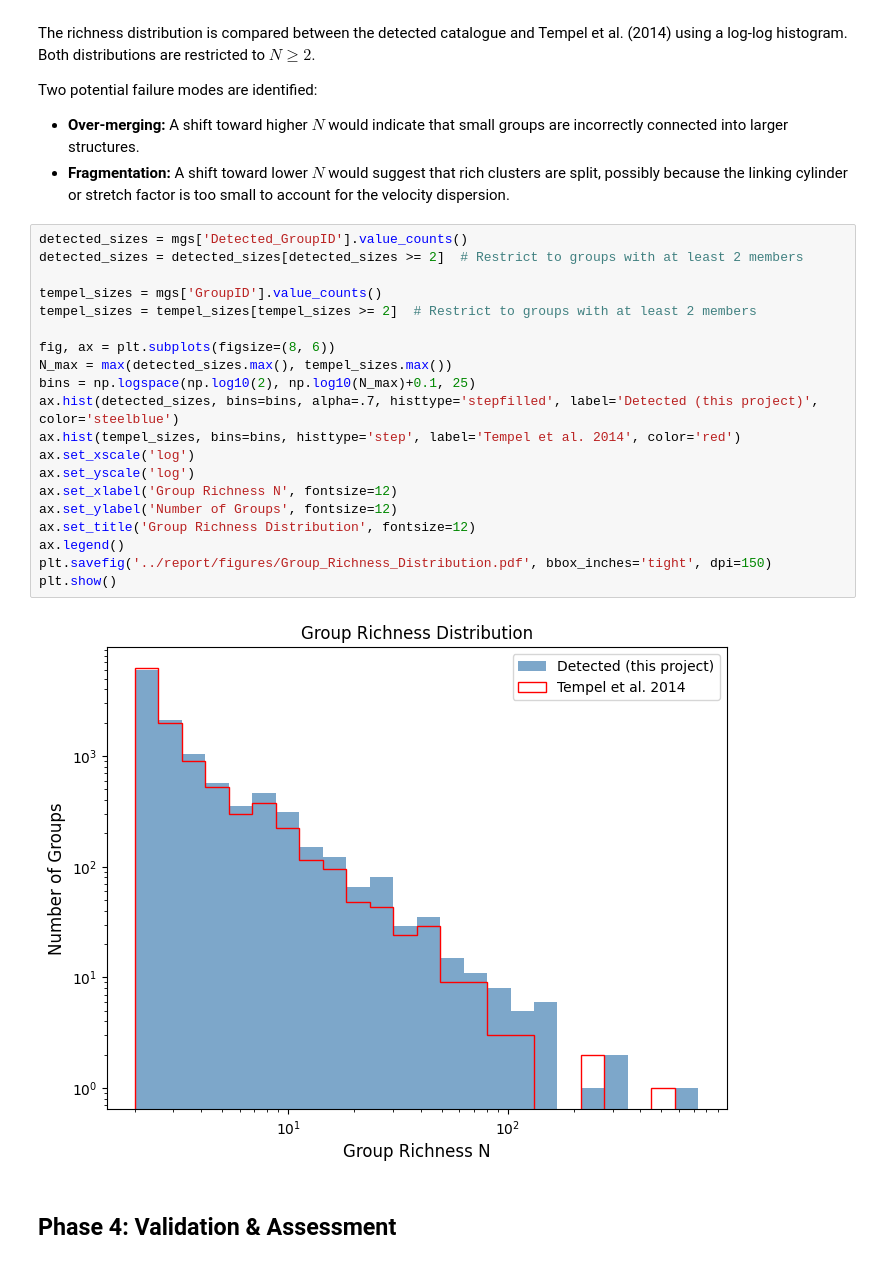
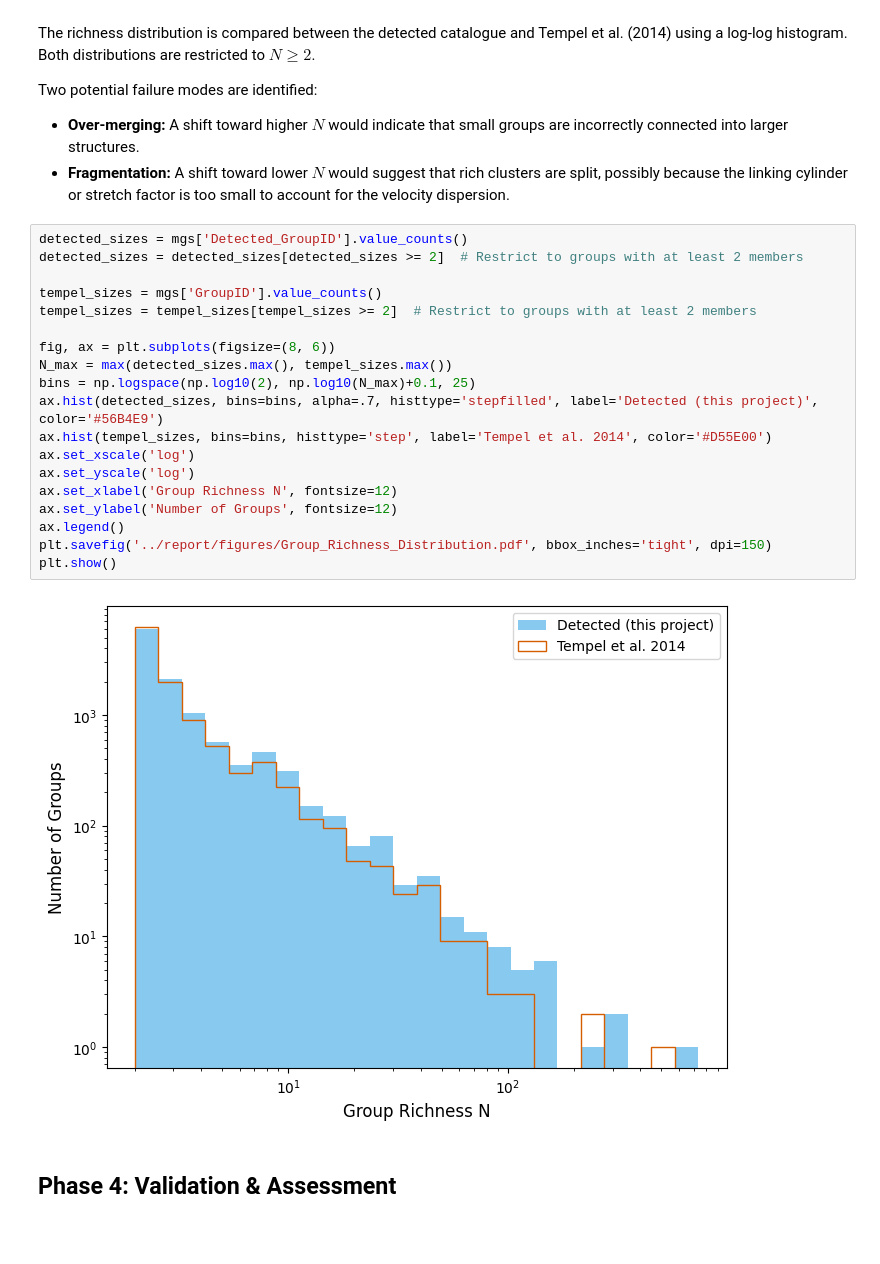
Before and after one commit to M-A-Tbn/CN-project, a Jupyter notebook: Notebook/CN-Project.ipynb, the cells around one changed output. Cells and saved outputs as stored; diff of their text form; blank space fills up the shorter version.

```diff
--- a/Notebook/CN-Project.ipynb
+++ b/Notebook/CN-Project.ipynb
@@ -563,25 +749,24 @@ Two potential failure modes are identified:
 # %%
 detected_sizes = mgs['Detected_GroupID'].value_counts()
 detected_sizes = detected_sizes[detected_sizes >= 2]  # Restrict to groups with at least 2 members
 
 tempel_sizes = mgs['GroupID'].value_counts()
 tempel_sizes = tempel_sizes[tempel_sizes >= 2]  # Restrict to groups with at least 2 members
 
 fig, ax = plt.subplots(figsize=(8, 6))
 N_max = max(detected_sizes.max(), tempel_sizes.max())
 bins = np.logspace(np.log10(2), np.log10(N_max)+0.1, 25)
-ax.hist(detected_sizes, bins=bins, alpha=.7, histtype='stepfilled', label='Detected (this project)', color='steelblue')
-ax.hist(tempel_sizes, bins=bins, histtype='step', label='Tempel et al. 2014', color='red')
+ax.hist(detected_sizes, bins=bins, alpha=.7, histtype='stepfilled', label='Detected (this project)', color='#56B4E9')
+ax.hist(tempel_sizes, bins=bins, histtype='step', label='Tempel et al. 2014', color='#D55E00')
 ax.set_xscale('log')
 ax.set_yscale('log')
 ax.set_xlabel('Group Richness N', fontsize=12)
 ax.set_ylabel('Number of Groups', fontsize=12)
-ax.set_title('Group Richness Distribution', fontsize=12)
 ax.legend()
 plt.savefig('../report/figures/Group_Richness_Distribution.pdf', bbox_inches='tight', dpi=150)
 plt.show()
 # %% [output]
-[figure, old version]
+[figure, new version]
 # %% [markdown]
 ## Phase 4: Validation & Assessment
 # %% [markdown]
```
Also changed, not shown: parts of 11 cells of this notebook, 1 other file.
